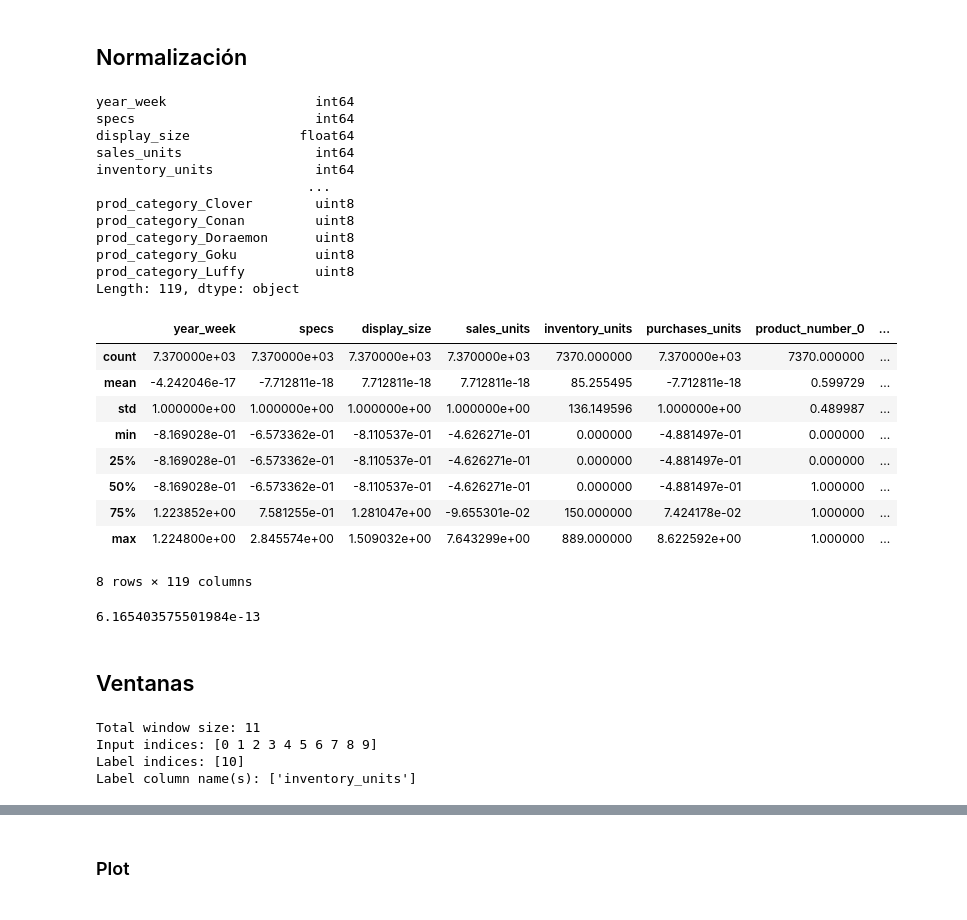
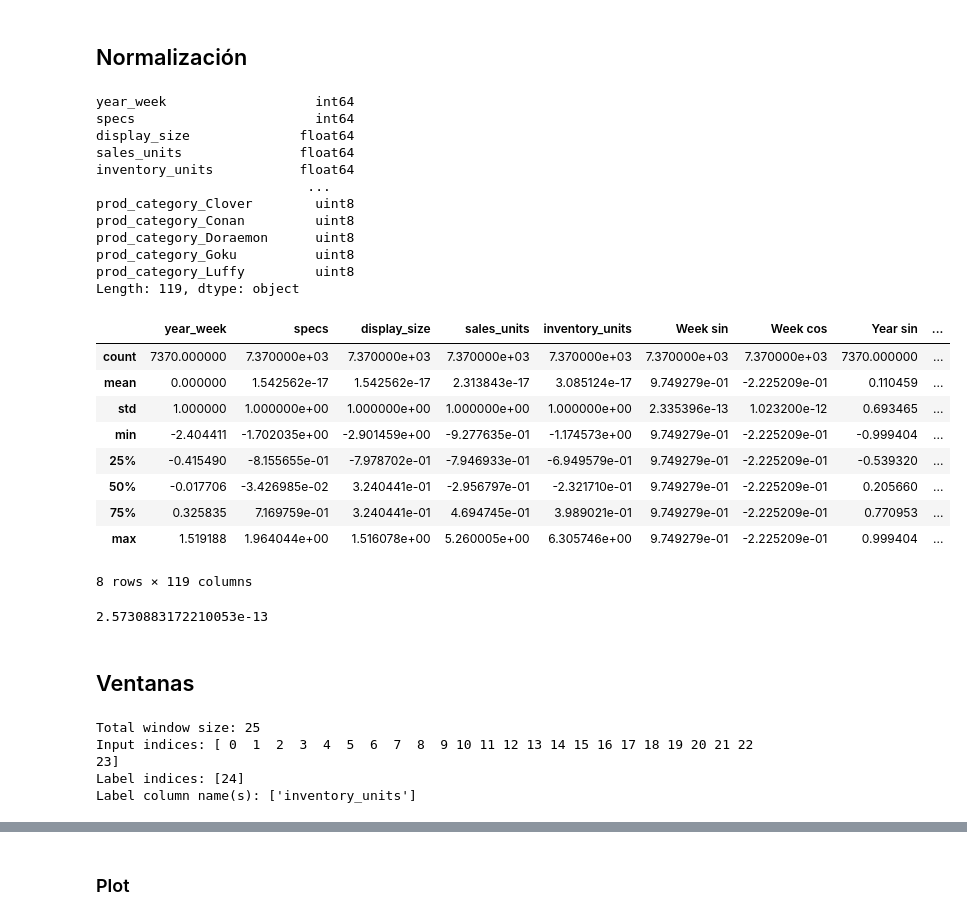
Before and after one commit to AlejandroDopico2/HackUPC23, a Jupyter notebook: hp.ipynb, the cells around one changed output, grey strips where cells are left out. Saved outputs shown, nothing was run; the diff lists cells and outputs as text; code cells hidden in the pictures.

```diff
--- a/hp.ipynb
+++ b/hp.ipynb
@@ -172,4 +172,4 @@ for i in range(1, len(new_df)):
     new_df.at[i, 'purchases_units'] = compras
 
 new_df.head()
-new_df[new_df.purchases_units < 0 ] = 0
+new_df.purchases_units[new_df.purchases_units < 0 ] = 0
@@ -175,0 +181,12 @@ new_df[new_df.purchases_units < 0 ] = 0
+# %%
+date_time = pd.to_datetime(new_df["date"], format='%Y.%m.%d %H:%M:%S')
+timestamp_s = date_time.map(pd.Timestamp.timestamp)
+new_df = new_df.drop(["date"], axis = 1)
+
+week = 24*60*60*7
+year = 52*week
+
+new_df['Week sin'] = np.sin(timestamp_s * (2 * np.pi / week))
+new_df['Week cos'] = np.cos(timestamp_s * (2 * np.pi / week))
+new_df['Year sin'] = np.sin(timestamp_s * (2 * np.pi / year))
+new_df['Year cos'] = np.cos(timestamp_s * (2 * np.pi / year))
@@ -189,7 +219,7 @@ new_df.describe().transpose()
 # %%
 train = new_df
 
-train = train.drop(["date", "id"], axis =1)
+train = train.drop(["id"], axis =1)
 
 Y_train = train.inventory_units
 X_train = train#.drop("inventory_units", axis = 1)
@@ -201,8 +231,8 @@ X_train.dtypes
 year_week                   int64
 specs                       int64
 display_size              float64
-sales_units                 int64
-inventory_units             int64
+sales_units               float64
+inventory_units           float64
                            ...
 prod_category_Clover        uint8
 prod_category_Conan         uint8
@@ -211,27 +241,27 @@ prod_category_Goku          uint8
 prod_category_Luffy         uint8
 Length: 119, dtype: object
 # %%
-num_columns = ["year_week", "display_size", "sales_units", "specs", "purchases_units"]
+num_columns = ["inventory_units", "year_week", "display_size", "sales_units", "specs"]
 
 sub_X_train = X_train[num_columns]
 
 train_mean = sub_X_train.mean()
 train_std = sub_X_train.std()
 
 sub_X_train = (sub_X_train - train_mean) / train_std
 
 X_train[num_columns] = sub_X_train[num_columns]
 X_train.describe()
 # %% [output]
-|  | year_week | specs | display_size | sales_units | inventory_units | purchases_units | product_number_0 | ... |
-| count | 7.370000e+03 | 7.370000e+03 | 7.370000e+03 | 7.370000e+03 | 7370.000000 | 7.370000e+03 | 7370.000000 | ... |
-| mean | -4.242046e-17 | -7.712811e-18 | 7.712811e-18 | 7.712811e-18 | 85.255495 | -7.712811e-18 | 0.599729 | ... |
-| std | 1.000000e+00 | 1.000000e+00 | 1.000000e+00 | 1.000000e+00 | 136.149596 | 1.000000e+00 | 0.489987 | ... |
-| min | -8.169028e-01 | -6.573362e-01 | -8.110537e-01 | -4.626271e-01 | 0.000000 | -4.881497e-01 | 0.000000 | ... |
-| 25% | -8.169028e-01 | -6.573362e-01 | -8.110537e-01 | -4.626271e-01 | 0.000000 | -4.881497e-01 | 0.000000 | ... |
-| 50% | -8.169028e-01 | -6.573362e-01 | -8.110537e-01 | -4.626271e-01 | 0.000000 | -4.881497e-01 | 1.000000 | ... |
-| 75% | 1.223852e+00 | 7.581255e-01 | 1.281047e+00 | -9.655301e-02 | 150.000000 | 7.424178e-02 | 1.000000 | ... |
-| max | 1.224800e+00 | 2.845574e+00 | 1.509032e+00 | 7.643299e+00 | 889.000000 | 8.622592e+00 | 1.000000 | ... |
+|  | year_week | specs | display_size | sales_units | inventory_units | Week sin | Week cos | Year sin | ... |
+| count | 7370.000000 | 7.370000e+03 | 7.370000e+03 | 7.370000e+03 | 7.370000e+03 | 7.370000e+03 | 7.370000e+03 | 7370.000000 | ... |
+| mean | 0.000000 | 1.542562e-17 | 1.542562e-17 | 2.313843e-17 | 3.085124e-17 | 9.749279e-01 | -2.225209e-01 | 0.110459 | ... |
+| std | 1.000000 | 1.000000e+00 | 1.000000e+00 | 1.000000e+00 | 1.000000e+00 | 2.335396e-13 | 1.023200e-12 | 0.693465 | ... |
+| min | -2.404411 | -1.702035e+00 | -2.901459e+00 | -9.277635e-01 | -1.174573e+00 | 9.749279e-01 | -2.225209e-01 | -0.999404 | ... |
+| 25% | -0.415490 | -8.155655e-01 | -7.978702e-01 | -7.946933e-01 | -6.949579e-01 | 9.749279e-01 | -2.225209e-01 | -0.539320 | ... |
+| 50% | -0.017706 | -3.426985e-02 | 3.240441e-01 | -2.956797e-01 | -2.321710e-01 | 9.749279e-01 | -2.225209e-01 | 0.205660 | ... |
+| 75% | 0.325835 | 7.169759e-01 | 3.240441e-01 | 4.694745e-01 | 3.989021e-01 | 9.749279e-01 | -2.225209e-01 | 0.770953 | ... |
+| max | 1.519188 | 1.964044e+00 | 1.516078e+00 | 5.260005e+00 | 6.305746e+00 | 9.749279e-01 | -2.225209e-01 | 0.999404 | ... |
 8 rows × 119 columns
 # %%
 def sliding_window(data, labels, input_width, label_width=1, offset=1):
@@ -265,7 +295,7 @@ y_true = Y_train
 rms = mean_squared_error(y_true, y_pred, squared=False)
 rms
 # %% [output]
-6.165403575501984e-13
+2.5730883172210053e-13
 # %% [markdown]
 ## Ventanas
 # %%
@@ -307,12 +337,12 @@ class WindowGenerator():
         f'Label indices: {self.label_indices}',
         f'Label column name(s): {self.label_columns}'])
 # %%
-w2 = WindowGenerator(input_width=10, label_width=1, shift=1,label_columns=['inventory_units'])
+w2 = WindowGenerator(input_width=24, label_width=1, shift=1,label_columns=['inventory_units'], train = X_train)
 w2
 # %% [output]
-Total window size: 11
-Input indices: [0 1 2 3 4 5 6 7 8 9]
-Label indices: [10]
+Total window size: 25
+Input indices: [ 0  1  2  3  4  5  6  7  8  9 10 11 12 13 14 15 16 17 18 19 20 21 22 23]
+Label indices: [24]
 Label column name(s): ['inventory_units']
 # %%
 def split_window(self, features):
```
Also changed, not shown: parts of 13 cells of this notebook.
